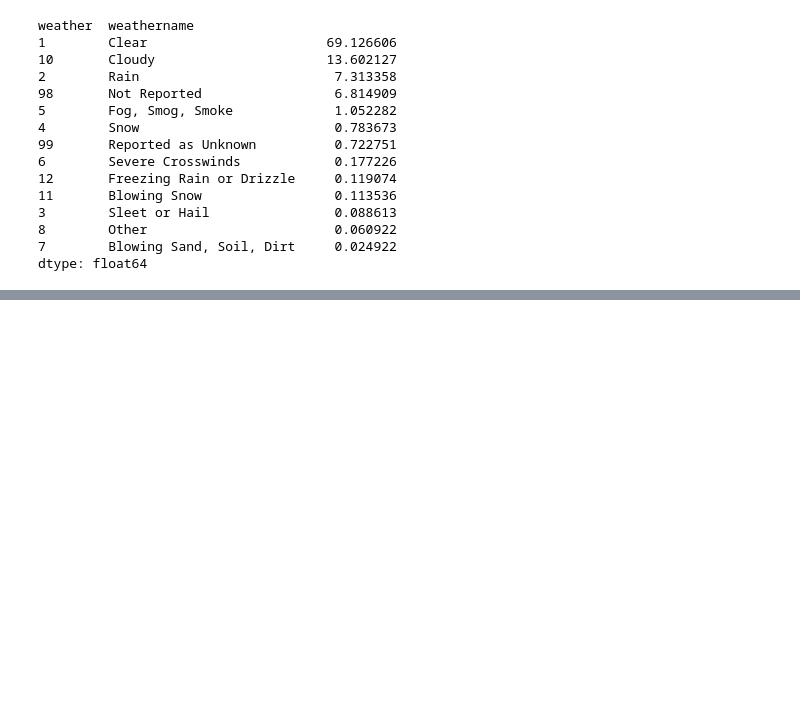
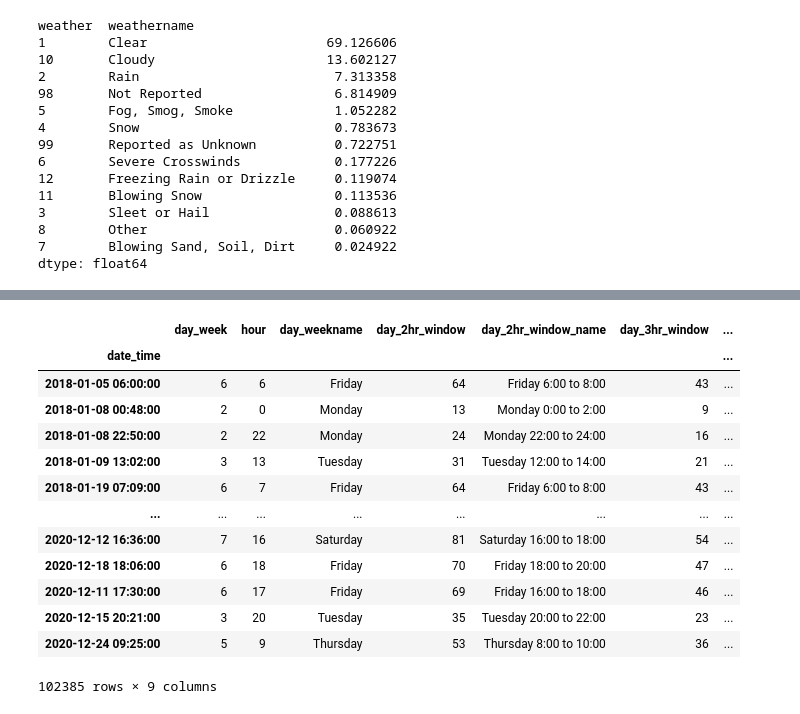
Before and after one commit to xsteez/Data-A-Team, a Jupyter notebook: niraj.ipynb, the cells around one changed output, grey strips where cells are left out. Cells and saved outputs as stored; diff of their text form; code cells hidden in the pictures; blank space fills up the shorter version.

```diff
--- a/niraj.ipynb
+++ b/niraj.ipynb
@@ -495,0 +629,11 @@ dtype: float64
+# %%
+# Trying different ways to convert fields to datetime...
+
+#df_accident.shape[0]
+d = df_accident.iloc[0, :]
+dt = str(d["year"]) + "-" + str( d["month"]) + "-" + str( d["day"]) + " " + str( d["hour"]) + ":" + str( d["minute"])
+print( dt )
+#pd.to_datetime(dt)
+df_accident.loc[0, "date_time"] = pd.to_datetime(dt)
+
+print( df_accident.loc[0, "date_time"] )
@@ -495,0 +680,3 @@ dtype: float64
+# %%
+# Drop the nulls first before using this as the index. (Keep the nonnulls)
+df_accident = df_accident.loc[df_accident["date_time"].notnull()]
@@ -495,0 +703,4 @@ dtype: float64
+# %%
+# Set this new date_time col to the index (for lag, ACF, PACF plots for trend and seasonality)
+
+df_accident = df_accident.set_index( "date_time")
@@ -495,0 +728,40 @@ dtype: float64
+# %%
+# Create a new column, which has the Day+hour with most accidents
+
+# Sun=1; Sat=7;
+# hour//3 for 3 hour window;
+# 3 hour window: 8 buckets of 3 hours each in a day; 7 days; buckets: 1 to 56
+# 2 hour window: 12 buckets of 2 hours each in a day; 7 days; buckets: 1 to 84
+# 4 hour window: 6 buckets of 4 hours each in a day; 7 days; buckets: 1 to 42
+
+# Create columns for 3 hour window and its name (for graphs)
+# Create 2 or 4 hour windows too
+
+# 3 hour window
+df_accident["day_3hr_window"] = ((df_accident["day_week"]-1) * 8) + ( df_accident["hour"]//3) + 1 # starting from 1
+df_accident["day_3hr_window_name"] = df_accident["day_weekname"] + " " + (( df_accident["hour"]//3)*3).astype(str) + ":00 to " + ((( df_accident["hour"]//3)*3)+3).astype(str) + ":00"
+
+# 2 hour window
+df_accident["day_2hr_window"] = ((df_accident["day_week"]-1) * 12) + ( df_accident["hour"]//2) + 1 # starting from 1
+df_accident["day_2hr_window_name"] = df_accident["day_weekname"] + " " + (( df_accident["hour"]//2)*2).astype(str) + ":00 to " + ((( df_accident["hour"]//2)*2)+2).astype(str) + ":00"
+
+# 4 hour window
+df_accident["day_4hr_window"] = ((df_accident["day_week"]-1) * 6) + ( df_accident["hour"]//4) + 1 # starting from 1
+df_accident["day_4hr_window_name"] = df_accident["day_weekname"] + " " + (( df_accident["hour"]//4)*4).astype(str) + ":00 to " + ((( df_accident["hour"]//4)*4)+4).astype(str) + ":00"
+
+df_accident[["day_week", "hour", "day_weekname", "day_2hr_window", "day_2hr_window_name", "day_3hr_window", "day_3hr_window_name", "day_4hr_window", "day_4hr_window_name"]]
+# %% [output]
+|  | day_week | hour | day_weekname | day_2hr_window | day_2hr_window_name | day_3hr_window | ... |
+| date_time |  |  |  |  |  |  | ... |
+| 2018-01-05 06:00:00 | 6 | 6 | Friday | 64 | Friday 6:00 to 8:00 | 43 | ... |
+| 2018-01-08 00:48:00 | 2 | 0 | Monday | 13 | Monday 0:00 to 2:00 | 9 | ... |
+| 2018-01-08 22:50:00 | 2 | 22 | Monday | 24 | Monday 22:00 to 24:00 | 16 | ... |
+| 2018-01-09 13:02:00 | 3 | 13 | Tuesday | 31 | Tuesday 12:00 to 14:00 | 21 | ... |
+| 2018-01-19 07:09:00 | 6 | 7 | Friday | 64 | Friday 6:00 to 8:00 | 43 | ... |
+| ... | ... | ... | ... | ... | ... | ... | ... |
+| 2020-12-12 16:36:00 | 7 | 16 | Saturday | 81 | Saturday 16:00 to 18:00 | 54 | ... |
+| 2020-12-18 18:06:00 | 6 | 18 | Friday | 70 | Friday 18:00 to 20:00 | 47 | ... |
+| 2020-12-11 17:30:00 | 6 | 17 | Friday | 69 | Friday 16:00 to 18:00 | 46 | ... |
+| 2020-12-15 20:21:00 | 3 | 20 | Tuesday | 35 | Tuesday 20:00 to 22:00 | 23 | ... |
+| 2020-12-24 09:25:00 | 5 | 9 | Thursday | 53 | Thursday 8:00 to 10:00 | 36 | ... |
+102385 rows × 9 columns
```
Also changed, not shown: parts of 33 cells of this notebook, 1 other file.
